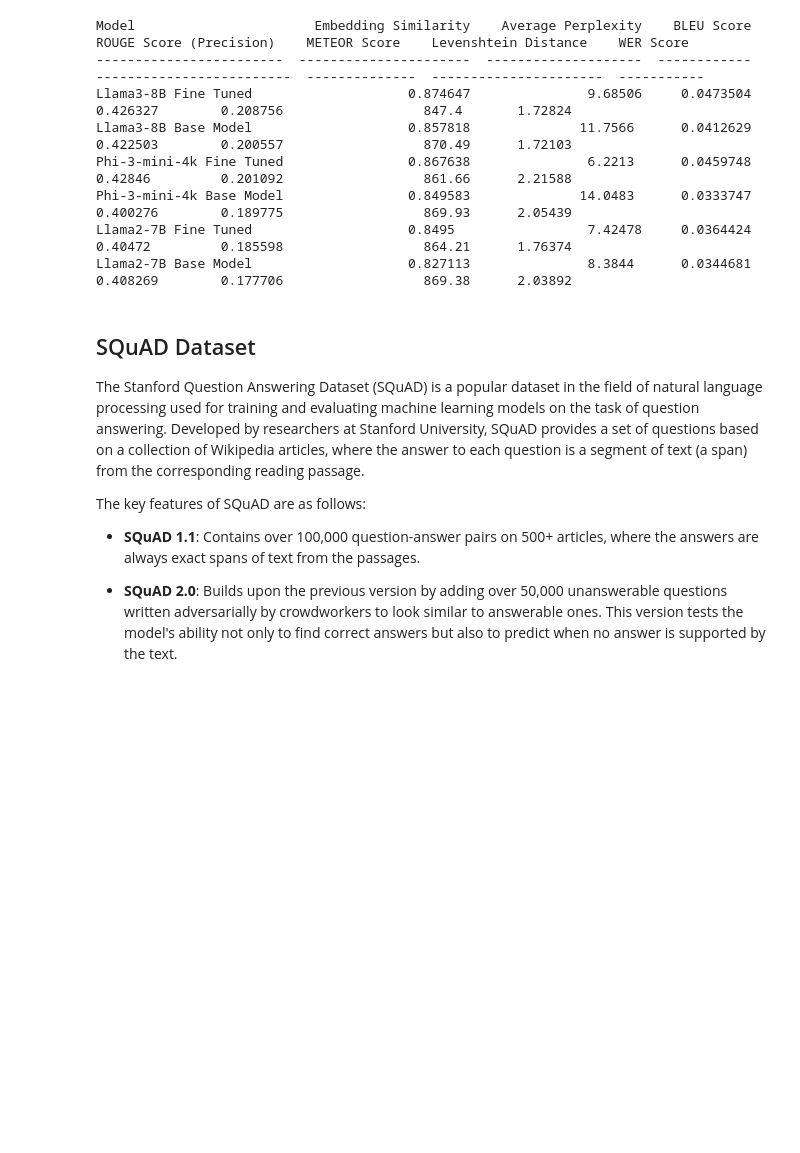
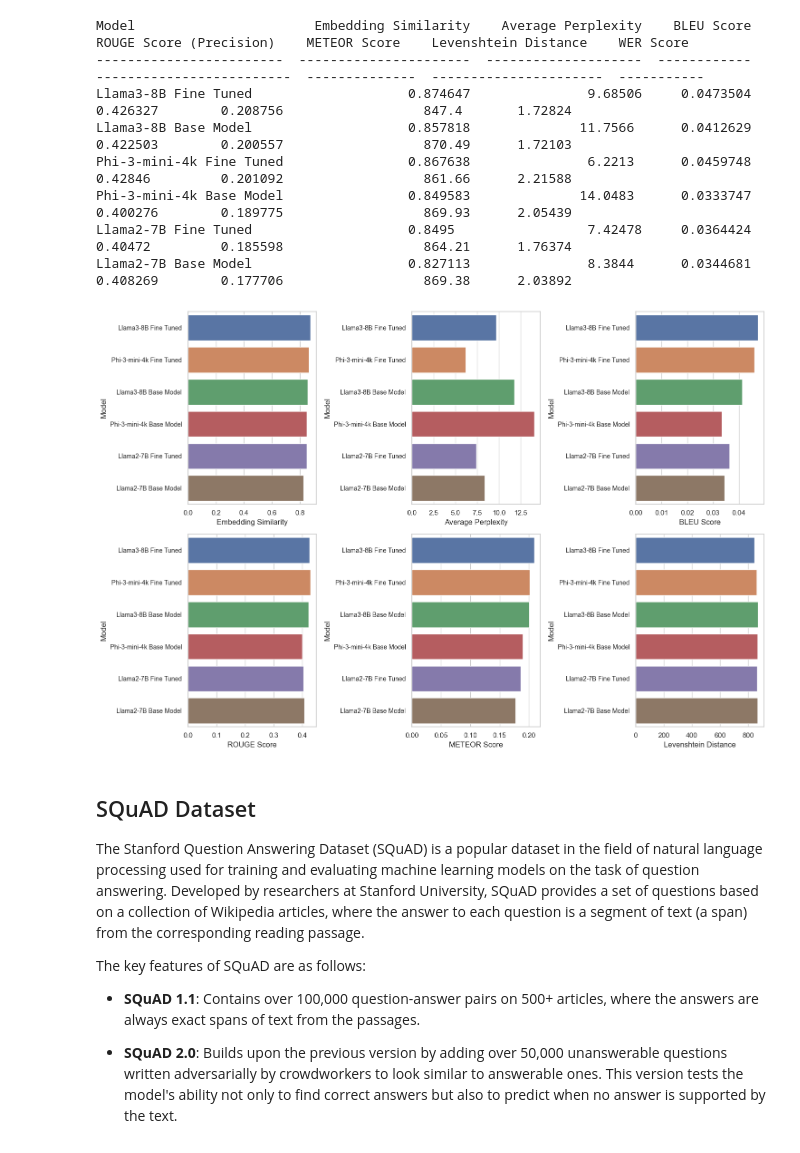
Before and after one commit to alessandrom10/OpenAssistant-Guanaco, a Jupyter notebook: guanaco.ipynb, the cells around one changed output. Saved outputs shown, nothing was run; the diff lists cells and outputs as text; code cells hidden in the pictures; blank space fills up the shorter version.

```diff
--- a/guanaco.ipynb
+++ b/guanaco.ipynb
@@ -1422,6 +1766,49 @@ Phi-3-mini-4k Fine Tuned                0.867638               6.2213      0.045
 Phi-3-mini-4k Base Model                0.849583              14.0483      0.0333747                   0.400276        0.189775                  869.93      2.05439
 Llama2-7B Fine Tuned                    0.8495                 7.42478     0.0364424                   0.40472         0.185598                  864.21      1.76374
 Llama2-7B Base Model                    0.827113               8.3844      0.0344681                   0.408269        0.177706                  869.38      2.03892
+# %%
+import pandas as pd
+import seaborn as sns
+import matplotlib.pyplot as plt
+
+
+
+data = [
+    ["Llama3-8B Fine Tuned", 0.874647418933465, 9.685060501098633, 0.04735040420336261, 0.42632729301777017, 0.20875627059305754, 847.4, 1.7282394514809085],
+    ["Phi-3-mini-4k Fine Tuned", 0.8676383133936116, 6.221296310424805, 0.04597475417303942, 0.42845950336680044, 0.20109207332492407, 861.66, 2.2158758025513374],
+    ["Llama3-8B Base Model", 0.8578184279917965, 11.756613731384277, 0.041262912065362395, 0.4225030735995371, 0.200557355737782, 870.49, 1.7210288281569364],
+    ["Phi-3-mini-4k Base Model", 0.8495828072658647, 14.048290252685547, 0.03337474899400699, 0.40027576880822907, 0.1897748276672004, 869.93, 2.0543883187585354],
+    ["Llama2-7B Fine Tuned", 0.8495000091136786, 7.424781799316406, 0.03644238704209205, 0.40471967553469385, 0.18559808908444897, 864.21, 1.763743460525896],
+    ["Llama2-7B Base Model", 0.8271130188688268, 8.3843994140625, 0.034468088482524986, 0.40826860290147976, 0.17770629314990066, 869.38, 2.0389164071309476],
+]
+headers = ["Model", "Embedding Similarity", "Average Perplexity", "BLEU Score", "ROUGE Score", "METEOR Score", "Levenshtein Distance", "WER Score"]
+
+df = pd.DataFrame(data, columns=headers)
+
+palette = sns.color_palette()
+
+
+
+################ Plot
+sns.set(style="whitegrid")
+fig, axs = plt.subplots(2, 3, figsize=(15, 10))
+
+sns.barplot(x='Embedding Similarity', y='Model', data=df, ax=axs[0, 0], palette=palette)
+sns.barplot(x='Average Perplexity', y='Model', data=df, ax=axs[0, 1], palette=palette)
+sns.barplot(x='BLEU Score', y='Model', data=df, ax=axs[0, 2], palette=palette)
+sns.barplot(x='ROUGE Score', y='Model', data=df, ax=axs[1, 0], palette=palette)
+sns.barplot(x='METEOR Score', y='Model', data=df, ax=axs[1, 1], palette=palette)
+sns.barplot(x='Levenshtein Distance', y='Model', data=df, ax=axs[1, 2], palette=palette)
+
+for ax in axs.flat:
+    ax.set_xlabel(ax.get_xlabel(), fontsize=12)
+    ax.set_ylabel(ax.get_ylabel(), fontsize=12)
+    ax.set_yticklabels(ax.get_yticklabels(), fontsize=10)
+
+plt.tight_layout()
+plt.show()
+# %% [output]
+[figure, added]
 # %% [markdown]
 ## SQuAD Dataset
 
```
Also changed, not shown: parts of 63 cells of this notebook.
